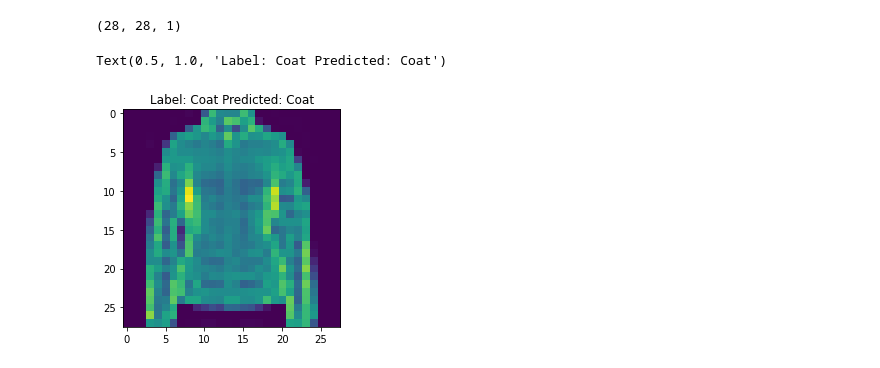
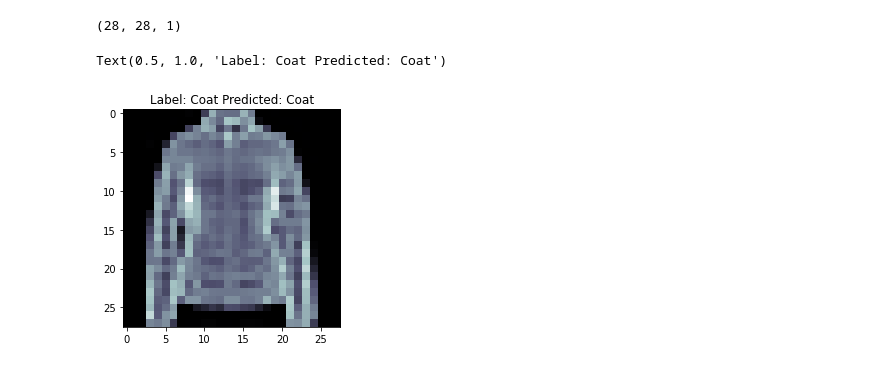
Before and after one commit to clovisdanielss/Colab-Projects, a Jupyter notebook: mnist-fashion/MNIST_Fashion_Tensorflow_Example.ipynb, the cells around one changed output. Saved outputs shown, nothing was run; the diff lists cells and outputs as text; code cells hidden in the pictures.

```diff
--- a/mnist-fashion/MNIST_Fashion_Tensorflow_Example.ipynb
+++ b/mnist-fashion/MNIST_Fashion_Tensorflow_Example.ipynb
@@ -145,12 +145,12 @@ single_image.shape
 # %% [output]
 (28, 28, 1)
 # %%
-plt.imshow(single_image.reshape(28,28))
+plt.imshow(single_image.reshape(28,28), cmap="bone")
 pred = model.predict(single_image.reshape(1,28,28,1))
 pred = np.argmax(pred, axis = -1)[0]
 plt.title(f"Label: {labels[label]} Predicted: {labels[pred]}")
 # %% [output]
 Text(0.5, 1.0, 'Label: Coat Predicted: Coat')
-[figure, old version]
+[figure, new version]
 # %%
 model.save("mnist-fashion-model.h5")
```
Also changed, not shown: parts of 15 cells of this notebook.
